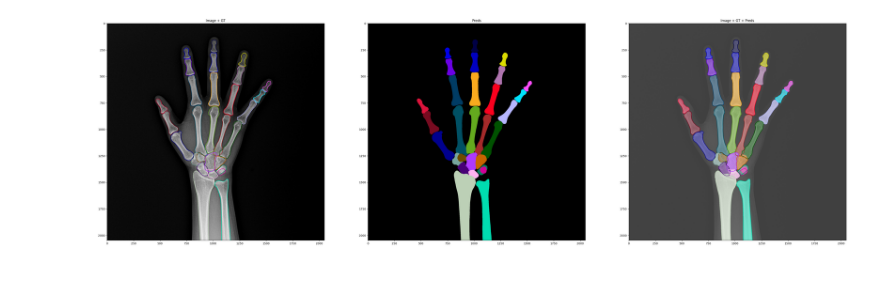
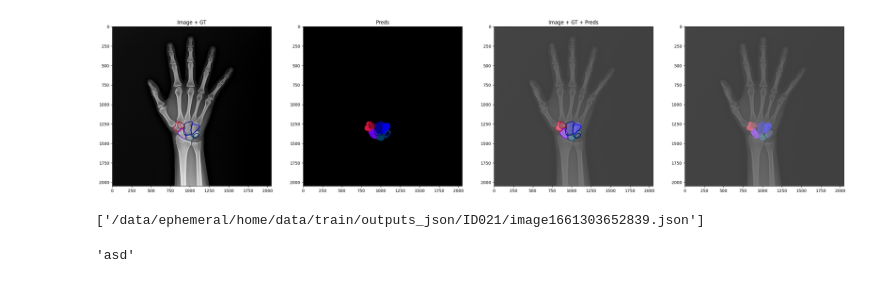
Before and after one commit to boostcampaitech7/level2-cv-semanticsegmentation-cv-02-lv3, a Jupyter notebook: Baseline/Dongjin/transformers_1122/notebook/visualize/visualize.ipynb, the cells around one changed output. Saved outputs shown, nothing was run; the diff lists cells and outputs as text; code cells hidden in the pictures.

```diff
--- a/Baseline/Dongjin/transformers_1122/notebook/visualize/visualize.ipynb
+++ b/Baseline/Dongjin/transformers_1122/notebook/visualize/visualize.ipynb
@@ -59,6 +59,9 @@ def plot_gt(anns_path, classes, ax, color=None):
 
     for ann in anns:
         class_name = ann["label"]
+        if class_name not in classes['class2idx']:
+            continue
+
         class_ind = classes['class2idx'][class_name]
         points = np.array(ann["points"])
 
@@ -67,59 +70,66 @@ def plot_gt(anns_path, classes, ax, color=None):
         else:
             ax.plot(points[:, 0], points[:, 1], color=color)
 # %%
-file_path = '/data/ephemeral/home/Dongjin/level2-cv-semanticsegmentation-cv-02-lv3/Baseline/Dongjin/transformers_1120/trained_models/cont/upernet-convnext-small_cont_size_1024_cont_weight/valid_ep_47_vdice_0.9716_upernet-convnext-small_cont_size_1024_cont_weight.csv'
+file_path = '/data/ephemeral/home/Dongjin/level2-cv-semanticsegmentation-cv-02-lv3/Baseline/Dongjin/transformers_1122/trained_models/openmmlab/upernet-convnext-small_crop_backhand/valid_upernet-convnext-small_crop_backhand_ep_11_vdice_0.9481.csv'
 data_dir_path = '/data/ephemeral/home/data'
 
 df = pd.read_csv(file_path)
 image_names = df['image_name'].unique()
 image_paths = glob(data_dir_path + '/**/*.png', recursive=True)
 anns_paths = glob(data_dir_path + '/**/*.json', recursive=True)
-classes = get_xray_classes()
+classes = get_xray_classes('crop_backhand')
 # %%
 
-for image_name in image_names:
-    image_paths = seach_matching_paths(image_name, image_paths)
-    anns_paths = seach_matching_paths(image_name, anns_paths)
+for image_name in image_names[0:10]:
+    target_image_paths = seach_matching_paths(image_name.split('.')[0], image_paths)
+    target_anns_paths = seach_matching_paths(image_name.split('.')[0], anns_paths)
 
     # 이름이 매칭되는 이미지 경로가 없거나 여러 가지이면 오류
-    if len(image_paths) == 0:
+    if len(target_image_paths) == 0:
         raise(Exception("Fail to find image"))
-    elif 1 < len(image_paths):
+    elif 1 < len(target_image_paths):
         raise(Exception("Find images more than one"))
     # 이름이 매칭되는 GT가 여러 가지이면 오류
-    if 1 < len(anns_paths):
+    if 1 < len(target_anns_paths):
         raise(Exception("Find annotations more than one"))
 
     # 이미지 불러오기
-    image_path = image_paths[0]
-    image = cv2.imread(image_path)
+    target_image_path = target_image_paths[0]
+    image = cv2.imread(target_image_path)
 
     # 예측결과 불러오기
     preds = get_preds(image_name, df, classes)
 
-    # GT 불러오기
-    gt = None
-    if len(anns_paths) == 1:
-        anns_path = anns_paths[0]
-        # gt = get_anns(annos_path)
-
-
-    fig, axes = plt.subplots(1, 3, figsize=(48, 16))
+    fig, axes = plt.subplots(1, 4, figsize=(32, 8))
 
     image_preds = label2rgb(preds)
     image_overlap = image + image_preds
 
     axes[0].imshow(image)
     axes[1].imshow(image_preds)
     axes[2].imshow(image, alpha=0.5)
     axes[2].imshow(image_preds, alpha=0.5)
+    axes[3].imshow(image, alpha=0.5)
+    axes[3].imshow(image_preds, alpha=0.5)
 
-    plot_gt(anns_path, classes, axes[0])
-    plot_gt(anns_path, classes, axes[2])
+    if len(target_anns_paths) == 1:
+        target_anns_path = target_anns_paths[0]
+        plot_gt(target_anns_path, classes, axes[0])
+        plot_gt(target_anns_path, classes, axes[1])
+        plot_gt(target_anns_path, classes, axes[2])
 
     axes[0].set_title("Image + GT")
     axes[1].set_title("Preds")
     axes[2].set_title("Image + GT + Preds")
-    break
+
+    plt.show()
 # %% [output]
-[figure, old version]
+[figure, new version]
+# %%
+target_anns_paths
+# %% [output]
+['/data/ephemeral/home/data/train/outputs_json/ID021/image1661303652839.json']
+# %%
+"asd".split('.')[0]
+# %% [output]
+'asd'
```
Also changed, not shown: parts of 1 cell of this notebook, 33 other files.
